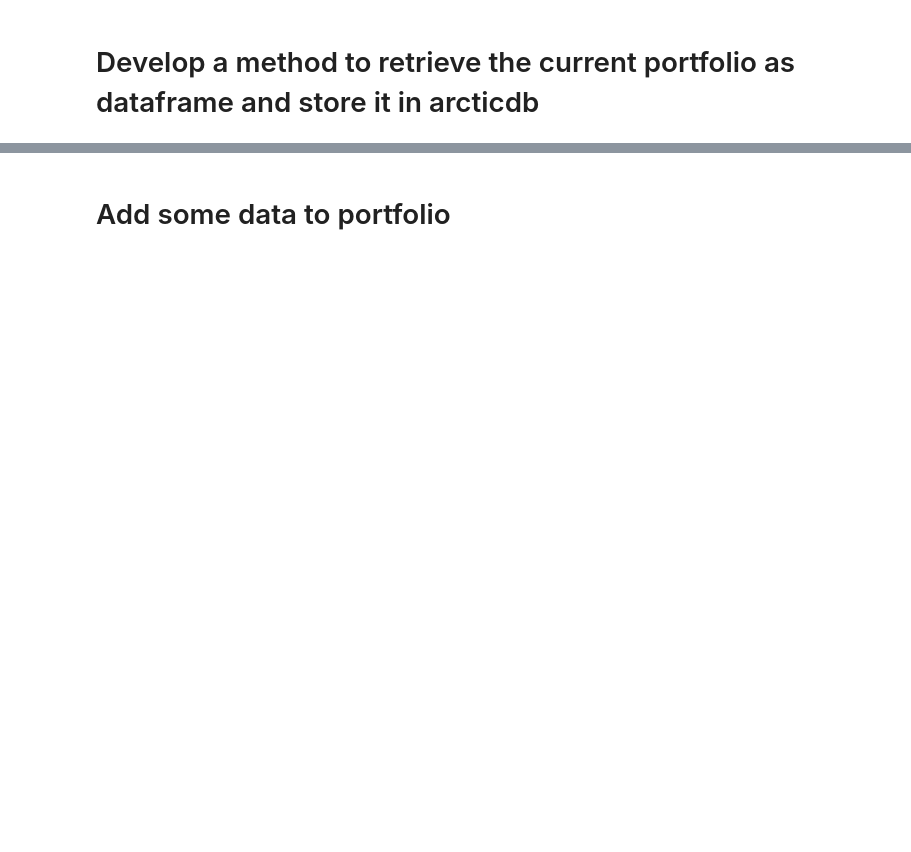
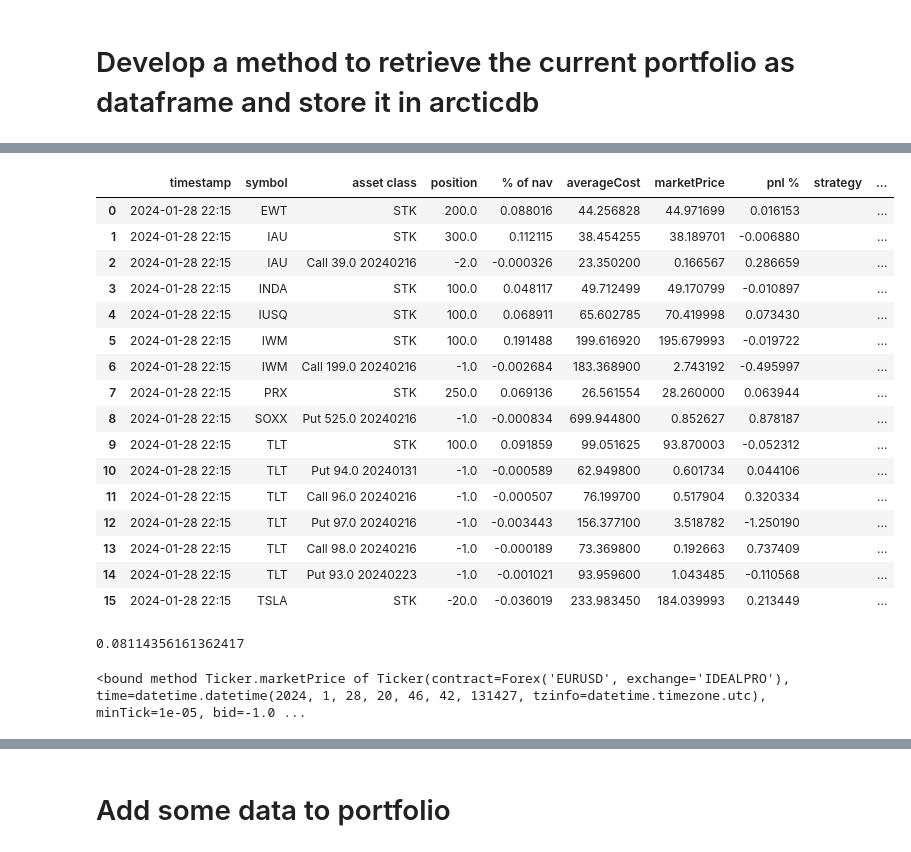
Before and after one commit to lowQuant/IB-Multi-Strategy-ATS, a Jupyter notebook: data_and_research/new_broker_methods.ipynb, the cells around one changed output, grey strips where cells are left out. Saved outputs shown, nothing was run; the diff lists cells and outputs as text; code cells hidden in the pictures; blank space fills up the shorter version.

```diff
--- a/data_and_research/new_broker_methods.ipynb
+++ b/data_and_research/new_broker_methods.ipynb
@@ -129,3 +54,44 @@ df
+# %%
+df1 = pm.get_positions_from_ib()
+df1
+# %% [output]
+|  | timestamp | symbol | asset class | position | % of nav | averageCost | marketPrice | pnl % | strategy | ... |
+| 0 | 2024-01-28 22:15 | EWT | STK | 200.0 | 0.088016 | 44.256828 | 44.971699 | 0.016153 |  | ... |
+| 1 | 2024-01-28 22:15 | IAU | STK | 300.0 | 0.112115 | 38.454255 | 38.189701 | -0.006880 |  | ... |
+| 2 | 2024-01-28 22:15 | IAU | Call 39.0 20240216 | -2.0 | -0.000326 | 23.350200 | 0.166567 | 0.286659 |  | ... |
+| 3 | 2024-01-28 22:15 | INDA | STK | 100.0 | 0.048117 | 49.712499 | 49.170799 | -0.010897 |  | ... |
+| 4 | 2024-01-28 22:15 | IUSQ | STK | 100.0 | 0.068911 | 65.602785 | 70.419998 | 0.073430 |  | ... |
+| 5 | 2024-01-28 22:15 | IWM | STK | 100.0 | 0.191488 | 199.616920 | 195.679993 | -0.019722 |  | ... |
+| 6 | 2024-01-28 22:15 | IWM | Call 199.0 20240216 | -1.0 | -0.002684 | 183.368900 | 2.743192 | -0.495997 |  | ... |
+| 7 | 2024-01-28 22:15 | PRX | STK | 250.0 | 0.069136 | 26.561554 | 28.260000 | 0.063944 |  | ... |
+| 8 | 2024-01-28 22:15 | SOXX | Put 525.0 20240216 | -1.0 | -0.000834 | 699.944800 | 0.852627 | 0.878187 |  | ... |
+| 9 | 2024-01-28 22:15 | TLT | STK | 100.0 | 0.091859 | 99.051625 | 93.870003 | -0.052312 |  | ... |
+| 10 | 2024-01-28 22:15 | TLT | Put 94.0 20240131 | -1.0 | -0.000589 | 62.949800 | 0.601734 | 0.044106 |  | ... |
+| 11 | 2024-01-28 22:15 | TLT | Call 96.0 20240216 | -1.0 | -0.000507 | 76.199700 | 0.517904 | 0.320334 |  | ... |
+| 12 | 2024-01-28 22:15 | TLT | Put 97.0 20240216 | -1.0 | -0.003443 | 156.377100 | 3.518782 | -1.250190 |  | ... |
+| 13 | 2024-01-28 22:15 | TLT | Call 98.0 20240216 | -1.0 | -0.000189 | 73.369800 | 0.192663 | 0.737409 |  | ... |
+| 14 | 2024-01-28 22:15 | TLT | Put 93.0 20240223 | -1.0 | -0.001021 | 93.959600 | 1.043485 | -0.110568 |  | ... |
+| 15 | 2024-01-28 22:15 | TSLA | STK | -20.0 | -0.036019 | 233.983450 | 184.039993 | 0.213449 |  | ... |
+# %%
+df1.iloc[0].currency
+df1.iloc[0].marketValue
+
+pm.convert_to_base_currency(df1.iloc[0]['% of nav'],df1.iloc[0].currency )
+# %% [output]
+0.08114356161362417
+# %%
+# Define the currency pair
+forex_pair = Forex('EURUSD')
+
+# Request market data
+market_data = ib.reqMktData(forex_pair, '', False, False)
+
+# Wait for the data to be filled
+ib.sleep(1)
+
+market_data.
+# %% [output]
+<bound method Ticker.marketPrice of Ticker(contract=Forex('EURUSD', exchange='IDEALPRO'), time=datetime.datetime(2024, 1, 28, 20, 46, 42, 131427, tzinfo=datetime.timezone.utc), minTick=1e-05, bid=-1.0 ...
 # %%
 
 latest_positions = df.sort_values(by='timestamp').groupby(['symbol', 'strategy', 'asset class']).last().reset_index()
```
Also changed, not shown: parts of 16 cells of this notebook, 1 other file.
